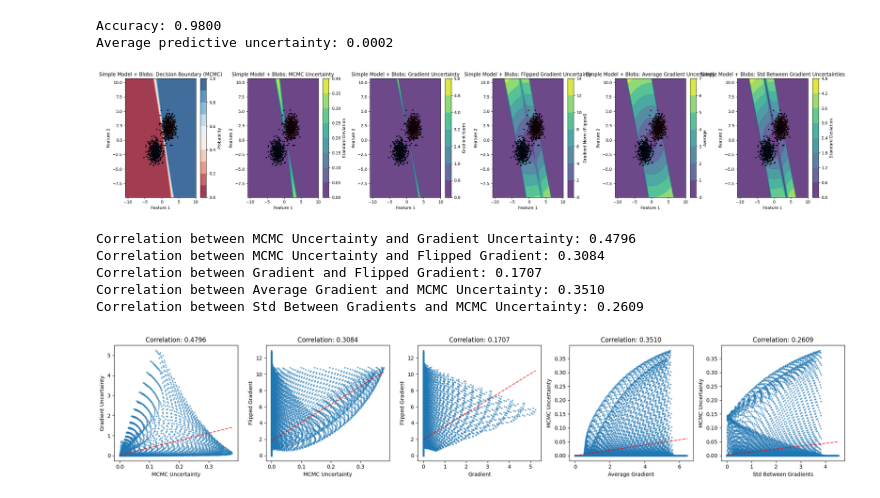
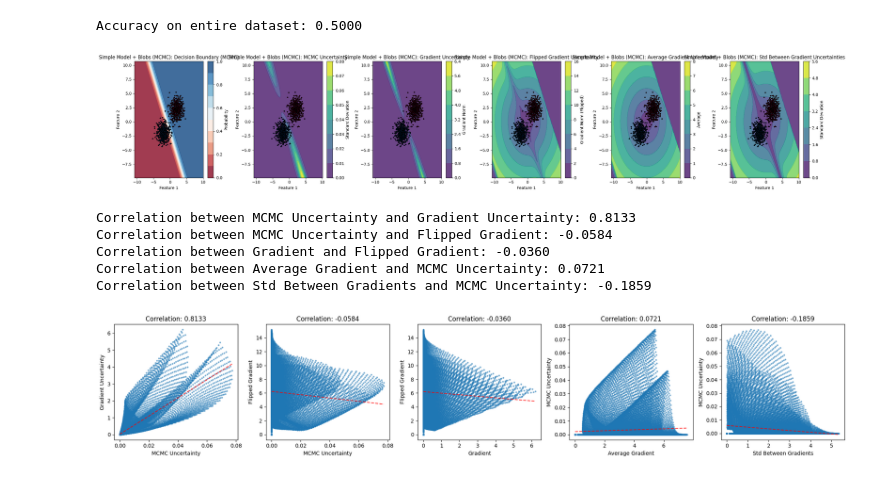
Before and after one commit to ngruenefeld/gradient-uncertainty, a Jupyter notebook: notebooks/method_comparison.ipynb, the cells around one changed output. Cells and saved outputs as stored; diff of their text form; code cells hidden in the pictures.

```diff
--- a/notebooks/method_comparison.ipynb
+++ b/notebooks/method_comparison.ipynb
@@ -737,17 +734,13 @@ def run_mcmc_gradient_experiment(
     X = torch.Tensor(X)
     y = torch.Tensor(y).reshape(-1, 1)
 
-    train_x, test_x, train_y, test_y = train_test_split(
-        X, y, test_size=0.2, random_state=42
-    )
-
     model = model_class(**model_args)
     criterion = nn.BCELoss()
 
     samples = run_mcmc_with_pyro(
         model,
-        train_x,
-        train_y,
+        X,
+        y,
         prior_precision=prior_precision,
         num_samples=num_samples,
         warmup_steps=warmup_steps,
@@ -755,12 +748,21 @@ def run_mcmc_gradient_experiment(
 
     param_samples = pyro_samples_to_matrix(samples)
 
-    pred_mean, pred_var = mcmc_predict_with_samples(model, test_x, param_samples)
+    # Calculate accuracy on the entire dataset
+    with torch.no_grad():
+        idx = 0
+        for param in model.parameters():
+            param_size = param.numel()
+            param.data = param_samples.mean(dim=0)[idx : idx + param_size].reshape(
+                param.shape
+            )
+            idx += param_size
 
-    correct = ((pred_mean > 0.5) == test_y.squeeze()).float().mean()
+        pred_mean = model(X)
+        correct = ((pred_mean > 0.5) == y.squeeze()).float().mean()
+
     if verbose:
-        print(f"Accuracy: {correct.item():.4f}")
-        print(f"Average predictive uncertainty: {pred_var.mean().item():.4f}")
+        print(f"Accuracy on entire dataset: {correct.item():.4f}")
 
     uncertainty_measures = compare_mcmc_gradient_uncertainty(
         model, X, y, param_samples, criterion, title_prefix
@@ -768,7 +770,6 @@ def run_mcmc_gradient_experiment(
 
     results = {
         "accuracy": correct.item(),
-        "pred_var": pred_var.mean().item(),
         **uncertainty_measures,
     }
 
@@ -861,17 +860,14 @@ Average std between gradient uncertainties: 1.3398
 # %%
-# Experiment 3: Linearly separable blobs with simple model
-print("\n=== Experiment 3: Blobs dataset with simple model ===")
-X_blobs, y_blobs = make_blobs(
-    n_samples=1000, centers=[[-2, -2], [2, 2]], n_features=2, random_state=42
-)
+# Experiment 3: MCMC on linearly separable blobs with simple model
+print("\n=== Experiment 3: Blobs dataset with simple model (MCMC) ===")
 blobs_model, blobs_results = run_mcmc_gradient_experiment(
     X_blobs,
     y_blobs,
     SimpleModel,
     prior_precision=0.01,
-    num_samples=500,  # Increase for better results
-    warmup_steps=100,  # Increase for better results
-    title_prefix="Simple Model + Blobs: ",
+    num_samples=500,
+    warmup_steps=100,
+    title_prefix="Simple Model + Blobs (MCMC): ",
 )
 
 print(f"Blobs dataset results:")
@@ -892,10 +888,9 @@ Epoch [100/100], Loss: 0.2486
 Running NUTS MCMC sampler...
-Accuracy: 0.9800
-Average predictive uncertainty: 0.0002
+Accuracy on entire dataset: 0.5000
-[figure, old version]
+[figure, new version]
-Correlation between MCMC Uncertainty and Gradient Uncertainty: 0.4796
-Correlation between MCMC Uncertainty and Flipped Gradient: 0.3084
-Correlation between Gradient and Flipped Gradient: 0.1707
-Correlation between Average Gradient and MCMC Uncertainty: 0.3510
-Correlation between Std Between Gradients and MCMC Uncertainty: 0.2609
+Correlation between MCMC Uncertainty and Gradient Uncertainty: 0.8133
+Correlation between MCMC Uncertainty and Flipped Gradient: -0.0584
+Correlation between Gradient and Flipped Gradient: -0.0360
+Correlation between Average Gradient and MCMC Uncertainty: 0.0721
+Correlation between Std Between Gradients and MCMC Uncertainty: -0.1859
-[figure, old version]
+[figure, new version]
```
Also changed, not shown: parts of 7 cells of this notebook.
